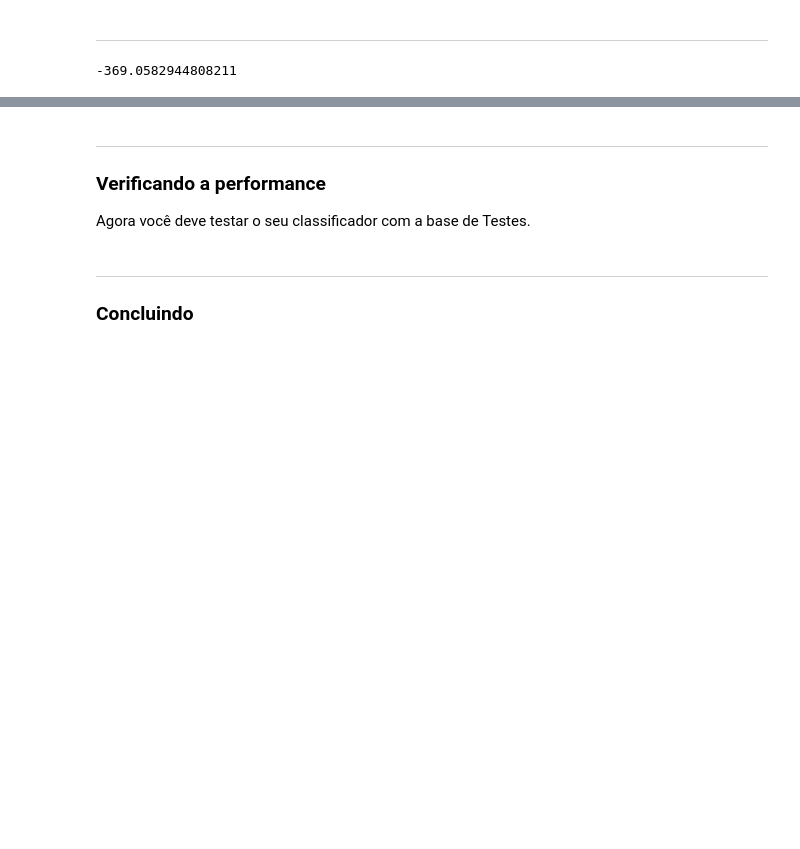
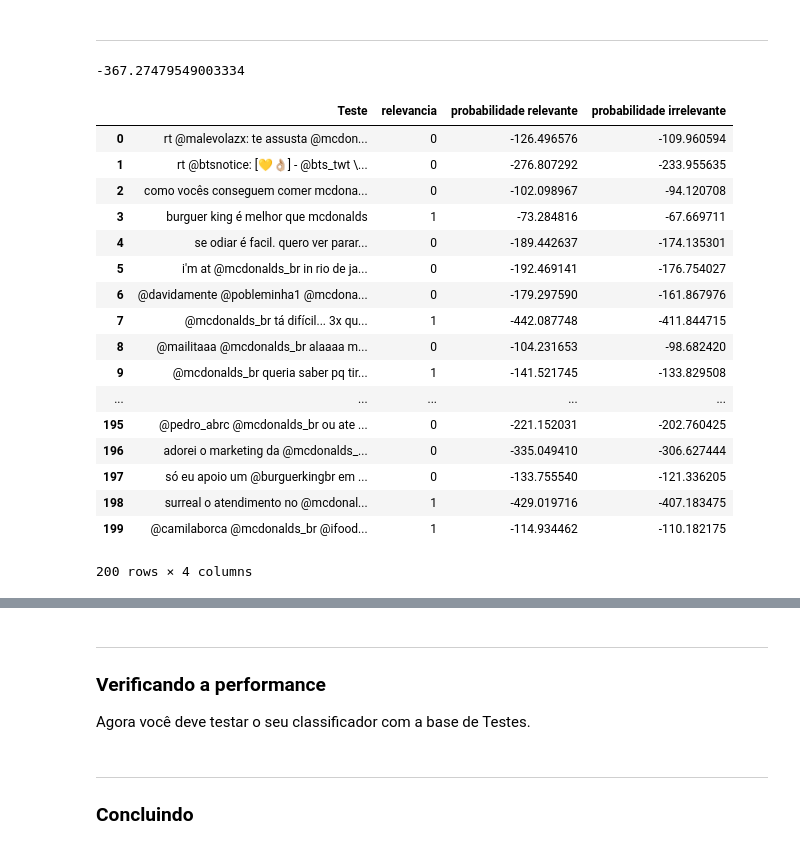
Before and after one commit to BeatrizCPLourenco/Projeto-2, a Jupyter notebook: mc.ipynb, the cells around one changed output, grey strips where cells are left out. Saved outputs shown, nothing was run; the diff lists cells and outputs as text; code cells hidden in the pictures; blank space fills up the shorter version.

```diff
--- a/mc.ipynb
+++ b/mc.ipynb
@@ -226,4 +155,4 @@ prob_p_irrel = (irrel_value_number + 1)/(sum_irrel_value_number + alpha*V)
 prob_p_desc_rel = alpha / (sum_rel_value_number + alpha*V)
 prob_p_desc_irrel = alpha / (sum_irrel_value_number + alpha*V)
 
-prob_p_rel.sort_values(ascending=False)
+prob_p_rel = prob_p_rel.sort_values(ascending=False)
@@ -248,9 +158,0 @@ Length: 311, dtype: float64
-# %%
-rel_value_number = rel.value_counts()
-irrel_value_number = irrel.value_counts()
-total_number = irrel_value_number +irrel_value_number
-
-prob_p_rel = (rel_value + 1)/(rel_value_number + total_number)
-prob_p_irrel = (irrel_value + 1)/(irrel_value_number + total_number)
-
-prob_p_rel.sort_values(ascending=False)
@@ -323,8 +173,34 @@ rel = pd.Series(rel.split())
 irrel = pd.Series(irrel.split())
 # %%
 w = cleanup(data.iloc[100]['Teste']).split()
+
+np.log(prob_p_rel.reindex(w).fillna(prob_p_desc_rel)).sum()
+# %% [output]
+-367.27479549003334
-# %%
-import numpy as np
-np.log(prob_p_rel.reindex(w).fillna(prob_p_desc_rel)).sum()
-# %% [output]
--369.0582944808211
+# %%
+def classifica_relevante (tweet):
+    w = cleanup(tweet).split()
+    prob = np.log(prob_p_rel.reindex(w).fillna(prob_p_desc_rel)).sum()
+    return prob
+data["probabilidade relevante"]=data.Teste.apply(classifica_relevante)
+
+data_rel = data["probabilidade relevante"]
+# %% [output]
+|  | Teste | relevancia | probabilidade relevante | probabilidade irrelevante |
+| 0 | rt @malevolazx: te assusta @mcdon... | 0 | -126.496576 | -109.960594 |
+| 1 | rt @btsnotice: [💛👌🏼] - @bts_twt \... | 0 | -276.807292 | -233.955635 |
+| 2 | como vocês conseguem comer mcdona... | 0 | -102.098967 | -94.120708 |
+| 3 | burguer king é melhor que mcdonalds | 1 | -73.284816 | -67.669711 |
+| 4 | se odiar é facil. quero ver parar... | 0 | -189.442637 | -174.135301 |
+| 5 | i'm at @mcdonalds_br in rio de ja... | 0 | -192.469141 | -176.754027 |
+| 6 | @davidamente @pobleminha1 @mcdona... | 0 | -179.297590 | -161.867976 |
+| 7 | @mcdonalds_br tá difícil... 3x qu... | 1 | -442.087748 | -411.844715 |
+| 8 | @mailitaaa @mcdonalds_br alaaaa m... | 0 | -104.231653 | -98.682420 |
+| 9 | @mcdonalds_br queria saber pq tir... | 1 | -141.521745 | -133.829508 |
+| ... | ... | ... | ... | ... |
+| 195 | @pedro_abrc @mcdonalds_br ou ate ... | 0 | -221.152031 | -202.760425 |
+| 196 | adorei o marketing da @mcdonalds_... | 0 | -335.049410 | -306.627444 |
+| 197 | só eu apoio um @burguerkingbr em ... | 0 | -133.755540 | -121.336205 |
+| 198 | surreal o atendimento no @mcdonal... | 1 | -429.019716 | -407.183475 |
+| 199 | @camilaborca @mcdonalds_br @ifood... | 1 | -114.934462 | -110.182175 |
+200 rows × 4 columns
```
Also changed, not shown: parts of 11 cells of this notebook.
